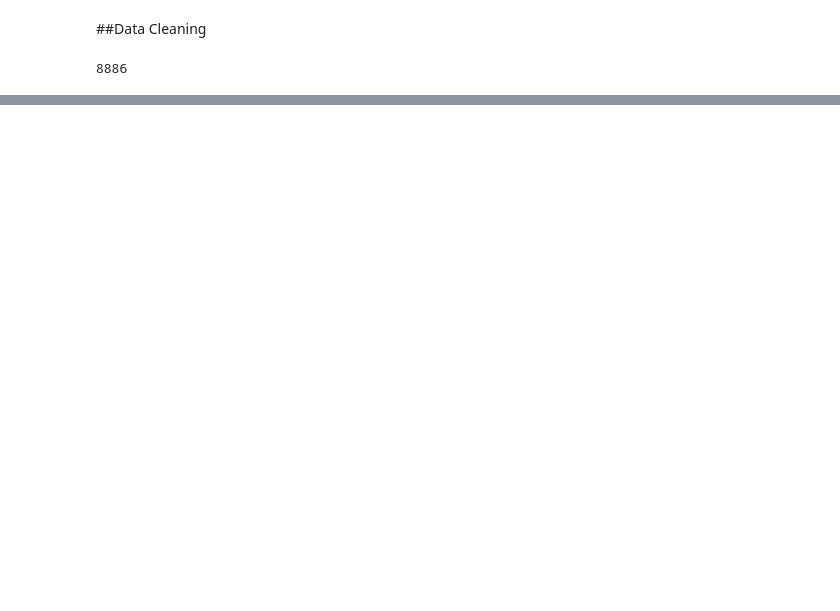
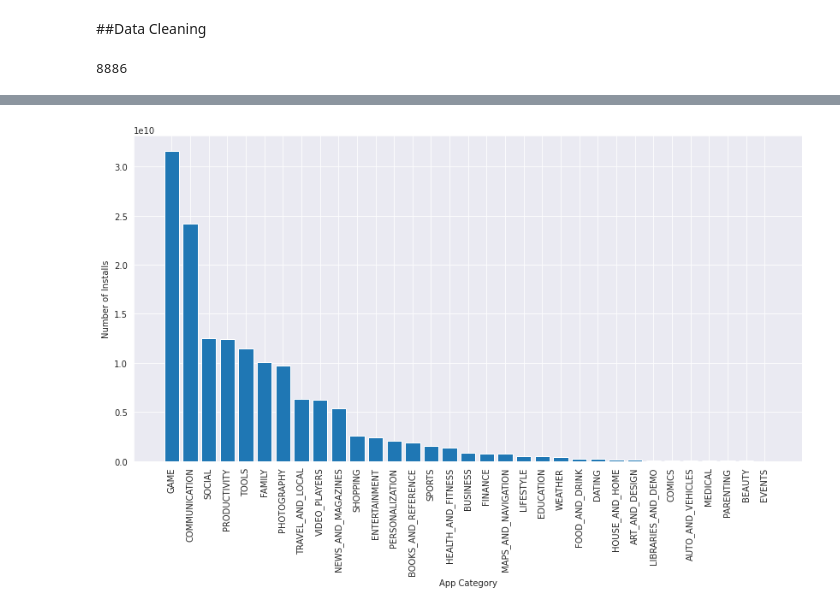
Before and after one commit to kapeeshvarma/Play-Store-App-Analysis, a Jupyter notebook: Play_Store_App_Review_Analysis_Capstone_Project.ipynb, the cells around one changed output, grey strips where cells are left out. Drawn from its saved outputs; the diff is of its cells as text; code cells hidden in the pictures; blank space fills up the shorter version.

```diff
--- a/Play_Store_App_Review_Analysis_Capstone_Project.ipynb
+++ b/Play_Store_App_Review_Analysis_Capstone_Project.ipynb
@@ -114,0 +141,11 @@ apps.sample(10)
+# %%
+# Plot App Category vs Number of Installs
+fig, ax = plt.subplots(figsize = (14,7))
+app_category_installs = apps.groupby('Category').sum().sort_values('Installs',ascending=False)
+ax.bar(app_category_installs.index,app_category_installs.Installs)
+plt.xticks(rotation=90)
+plt.xlabel('App Category')
+plt.ylabel('Number of Installs')
+plt.show()
+# %% [output]
+[figure, added]
```
Also changed, not shown: parts of 5 cells of this notebook.
